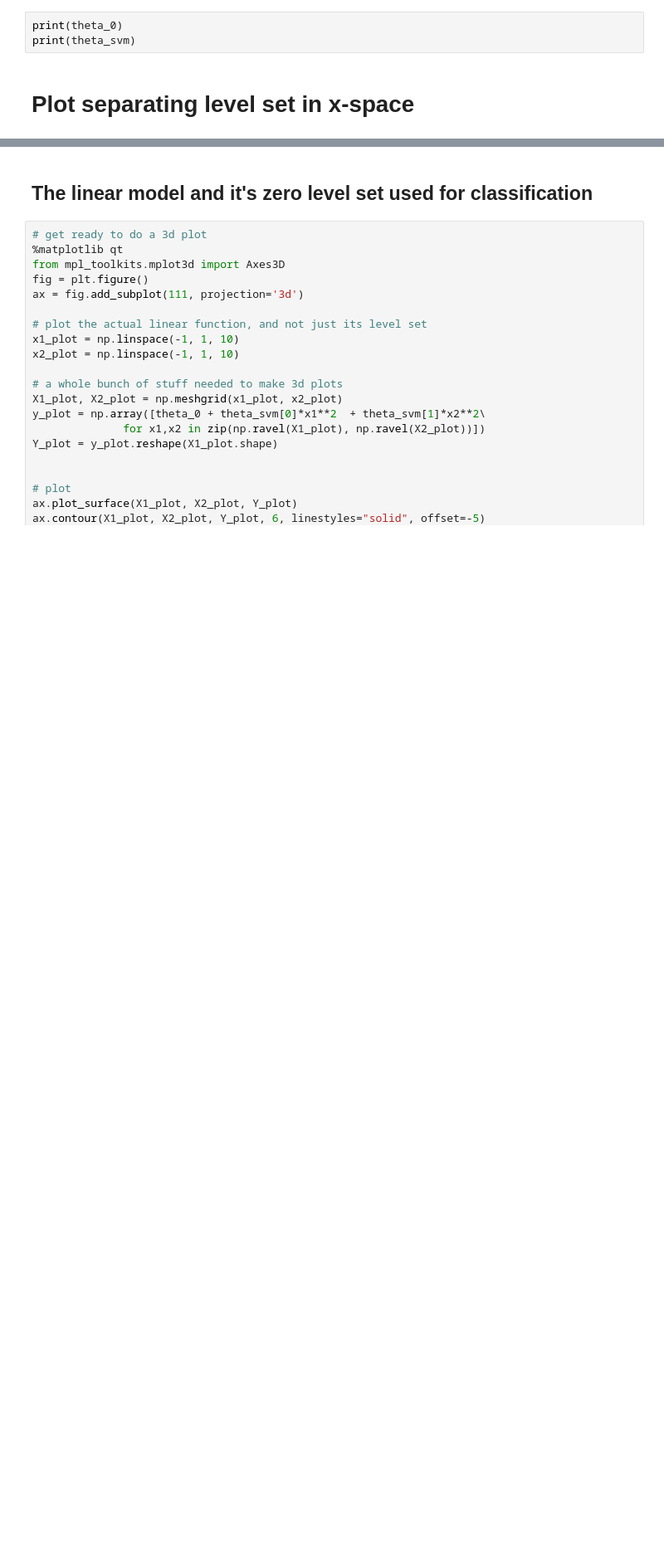
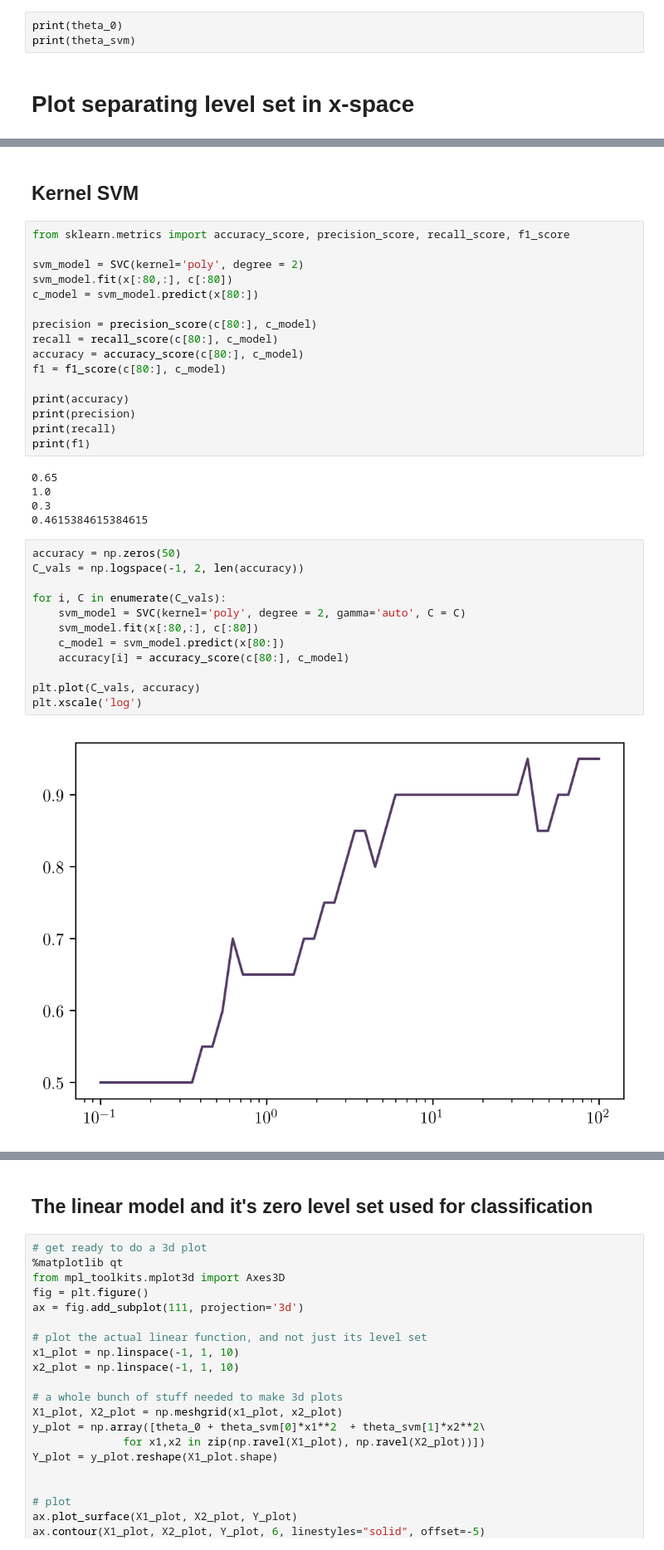
Before and after one commit to krisreyes/mdi504-F19-notebooks, a Jupyter notebook: Lecture 22 - Support Vector Machines.ipynb, the cells around one changed output, grey strips where cells are left out. Shown: that part at 83% size. Drawn from its saved outputs; the diff is of its cells as text; blank space fills up the shorter version.

Commit message:
Added Kernel SVM to Lecture 22 notebook

```diff
--- a/Lecture 22 - Support Vector Machines.ipynb
+++ b/Lecture 22 - Support Vector Machines.ipynb
@@ -111,0 +124,37 @@ plt.title('Data in X space')
+# %% [markdown]
+## Kernel SVM
+# %%
+from sklearn.metrics import accuracy_score, precision_score, recall_score, f1_score
+
+svm_model = SVC(kernel='poly', degree = 2)
+svm_model.fit(x[:80,:], c[:80])
+c_model = svm_model.predict(x[80:])
+
+precision = precision_score(c[80:], c_model)
+recall = recall_score(c[80:], c_model)
+accuracy = accuracy_score(c[80:], c_model)
+f1 = f1_score(c[80:], c_model)
+
+print(accuracy)
+print(precision)
+print(recall)
+print(f1)
+# %% [output]
+0.65
+1.0
+0.3
+0.4615384615384615
+# %%
+accuracy = np.zeros(50)
+C_vals = np.logspace(-1, 2, len(accuracy))
+
+for i, C in enumerate(C_vals):
+    svm_model = SVC(kernel='poly', degree = 2, gamma='auto', C = C)
+    svm_model.fit(x[:80,:], c[:80])
+    c_model = svm_model.predict(x[80:])
+    accuracy[i] = accuracy_score(c[80:], c_model)
+
+plt.plot(C_vals, accuracy)
+plt.xscale('log')
+# %% [output]
+[figure, added]
```
Also changed, not shown: parts of 5 cells of this notebook, 1 other file.
